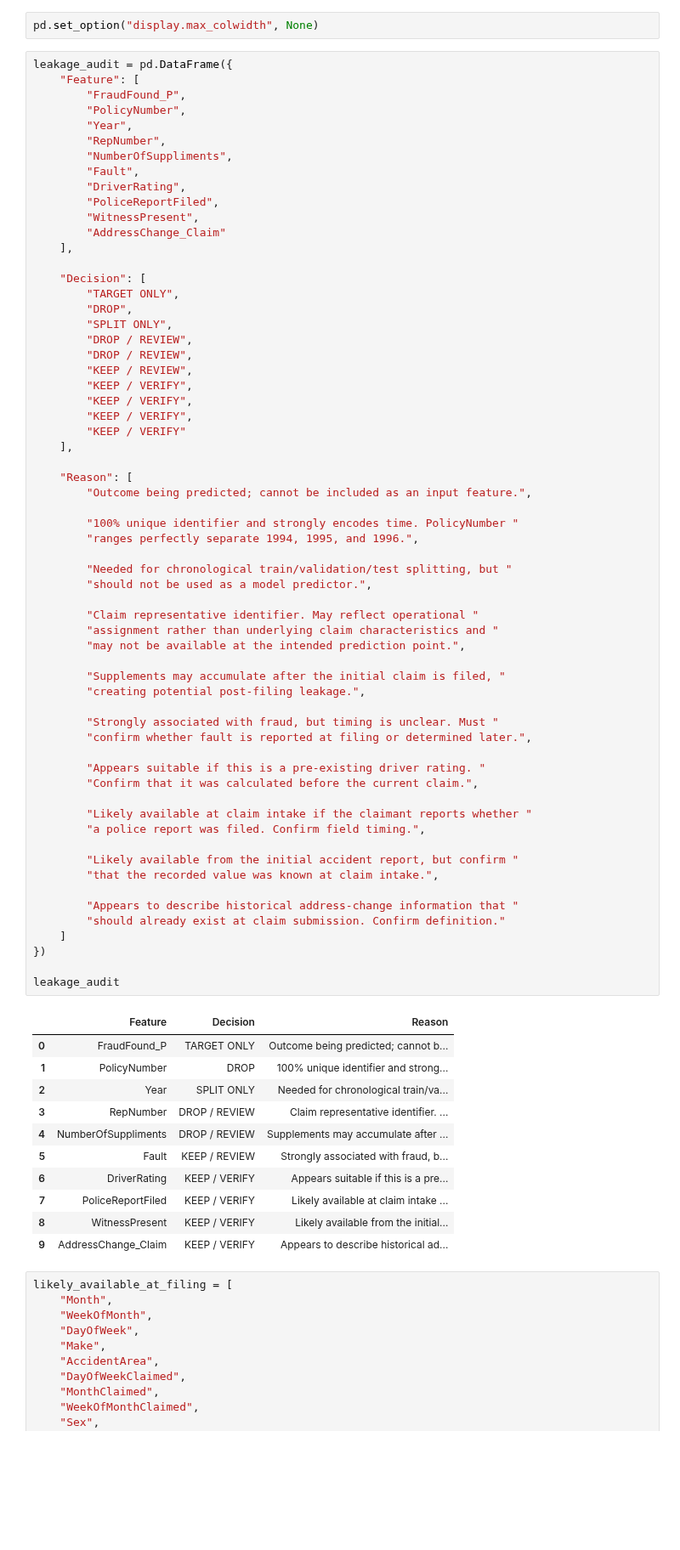
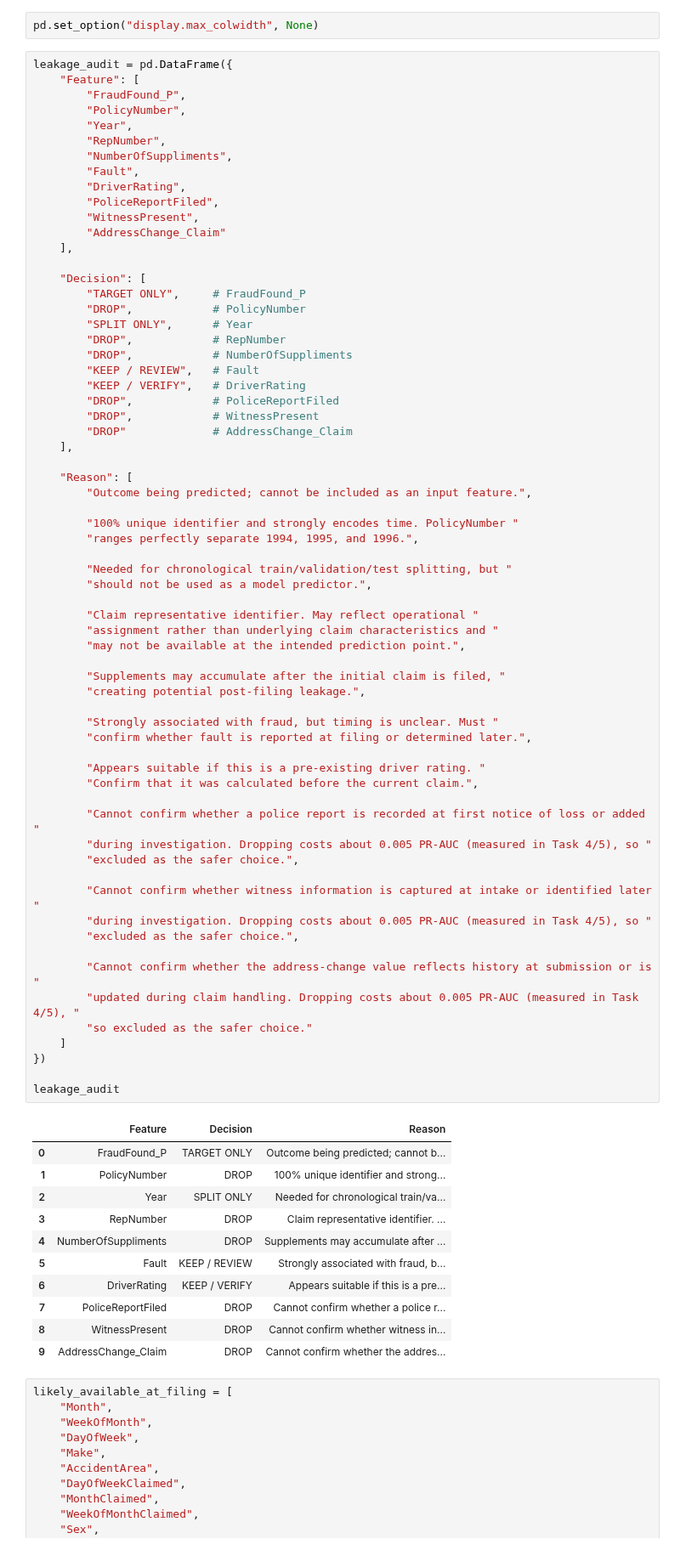
Before and after one commit to Break-Through-Tech/LexisNexis-1A-detecting-fraudulent-insurance-claims, a Jupyter notebook: notebooks/LexisNexis1A_Task3.ipynb, the cells around one changed output. Shown at 85% size. Cells and saved outputs as stored; diff of their text form; blank space fills up the shorter version.

```diff
--- a/notebooks/LexisNexis1A_Task3.ipynb
+++ b/notebooks/LexisNexis1A_Task3.ipynb
@@ -284,16 +286,16 @@ leakage_audit = pd.DataFrame({
     ],
 
     "Decision": [
-        "TARGET ONLY",
-        "DROP",
-        "SPLIT ONLY",
-        "DROP / REVIEW",
-        "DROP / REVIEW",
-        "KEEP / REVIEW",
-        "KEEP / VERIFY",
-        "KEEP / VERIFY",
-        "KEEP / VERIFY",
-        "KEEP / VERIFY"
+        "TARGET ONLY",     # FraudFound_P
+        "DROP",            # PolicyNumber
+        "SPLIT ONLY",      # Year
+        "DROP",            # RepNumber
+        "DROP",            # NumberOfSuppliments
+        "KEEP / REVIEW",   # Fault
+        "KEEP / VERIFY",   # DriverRating
+        "DROP",            # PoliceReportFiled
+        "DROP",            # WitnessPresent
+        "DROP"             # AddressChange_Claim
     ],
 
     "Reason": [
@@ -302,46 +304,49 @@ leakage_audit = pd.DataFrame({
         "100% unique identifier and strongly encodes time. PolicyNumber "
         "ranges perfectly separate 1994, 1995, and 1996.",
 
         "Needed for chronological train/validation/test splitting, but "
         "should not be used as a model predictor.",
 
         "Claim representative identifier. May reflect operational "
         "assignment rather than underlying claim characteristics and "
         "may not be available at the intended prediction point.",
 
         "Supplements may accumulate after the initial claim is filed, "
         "creating potential post-filing leakage.",
 
         "Strongly associated with fraud, but timing is unclear. Must "
         "confirm whether fault is reported at filing or determined later.",
 
         "Appears suitable if this is a pre-existing driver rating. "
         "Confirm that it was calculated before the current claim.",
 
-        "Likely available at claim intake if the claimant reports whether "
-        "a police report was filed. Confirm field timing.",
+        "Cannot confirm whether a police report is recorded at first notice of loss or added "
+        "during investigation. Dropping costs about 0.005 PR-AUC (measured in Task 4/5), so "
+        "excluded as the safer choice.",
 
-        "Likely available from the initial accident report, but confirm "
-        "that the recorded value was known at claim intake.",
+        "Cannot confirm whether witness information is captured at intake or identified later "
+        "during investigation. Dropping costs about 0.005 PR-AUC (measured in Task 4/5), so "
+        "excluded as the safer choice.",
 
-        "Appears to describe historical address-change information that "
-        "should already exist at claim submission. Confirm definition."
+        "Cannot confirm whether the address-change value reflects history at submission or is "
+        "updated during claim handling. Dropping costs about 0.005 PR-AUC (measured in Task 4/5), "
+        "so excluded as the safer choice."
     ]
 })
 
 leakage_audit
 # %% [output]
 |  | Feature | Decision | Reason |
 | 0 | FraudFound_P | TARGET ONLY | Outcome being predicted; cannot b... |
 | 1 | PolicyNumber | DROP | 100% unique identifier and strong... |
 | 2 | Year | SPLIT ONLY | Needed for chronological train/va... |
-| 3 | RepNumber | DROP / REVIEW | Claim representative identifier. ... |
-| 4 | NumberOfSuppliments | DROP / REVIEW | Supplements may accumulate after ... |
+| 3 | RepNumber | DROP | Claim representative identifier. ... |
+| 4 | NumberOfSuppliments | DROP | Supplements may accumulate after ... |
 | 5 | Fault | KEEP / REVIEW | Strongly associated with fraud, b... |
 | 6 | DriverRating | KEEP / VERIFY | Appears suitable if this is a pre... |
-| 7 | PoliceReportFiled | KEEP / VERIFY | Likely available at claim intake ... |
-| 8 | WitnessPresent | KEEP / VERIFY | Likely available from the initial... |
-| 9 | AddressChange_Claim | KEEP / VERIFY | Appears to describe historical ad... |
+| 7 | PoliceReportFiled | DROP | Cannot confirm whether a police r... |
+| 8 | WitnessPresent | DROP | Cannot confirm whether witness in... |
+| 9 | AddressChange_Claim | DROP | Cannot confirm whether the addres... |
 # %%
 likely_available_at_filing = [
     "Month",
```
Also changed, not shown: parts of 5 cells of this notebook.
